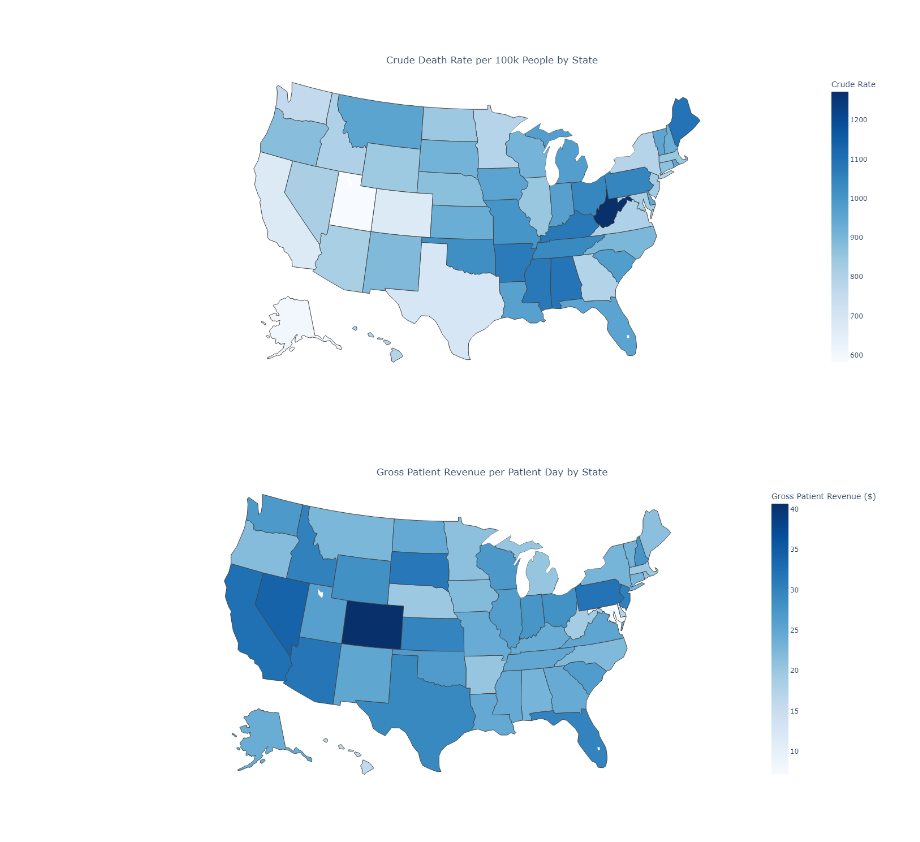
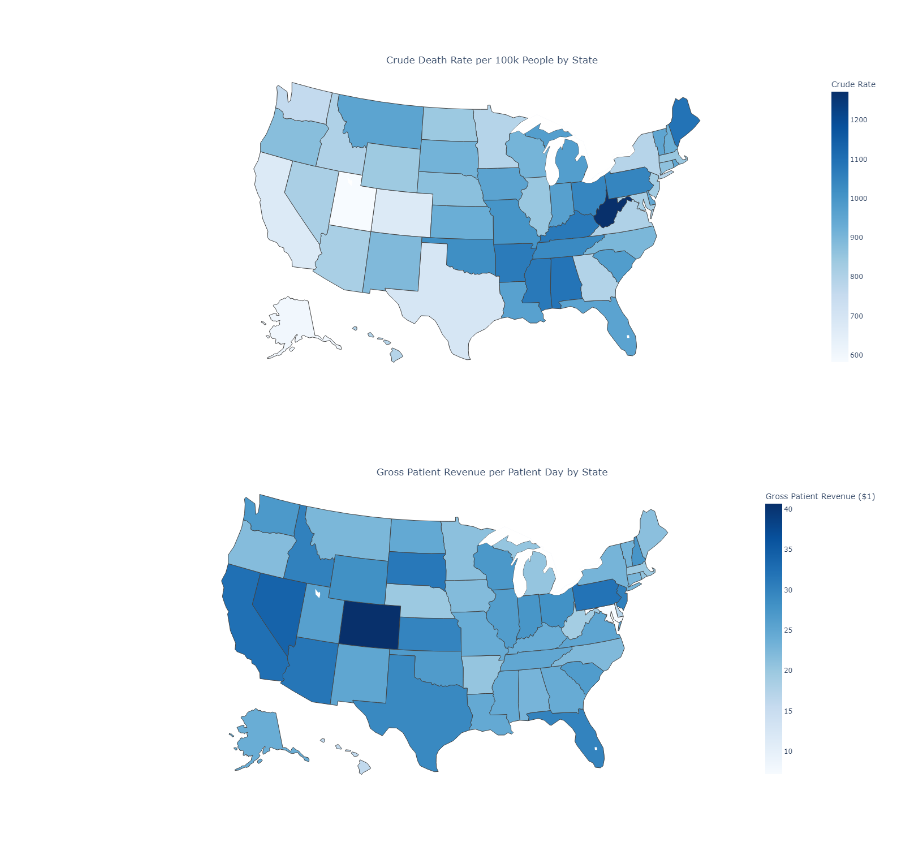
Before and after one commit to linseystokes17/healthcareCapstone, a Jupyter notebook: Notebooks/census_healthcare.ipynb, the cells around one changed output. Saved outputs shown, nothing was run; the diff lists cells and outputs as text; code cells hidden in the pictures.

```diff
--- a/Notebooks/census_healthcare.ipynb
+++ b/Notebooks/census_healthcare.ipynb
@@ -382,23 +387,23 @@ fig.write_image("mortality.png", height=700, width=1400)
 # %%
 fig = px.choropleth(hospitals_deaths,
     locations='Code',
     color='Revenue_per_Patient',
     color_continuous_scale='blues',
     locationmode="USA-states",
     hover_name='Code',
     scope='usa',
-    labels={'Code':'Code', 'Revenue_per_Patient':'Gross Patient Revenue ($)'},
+    labels={'Code':'Code', 'Revenue_per_Patient':'Gross Patient Revenue ($1)'},
     title = 'Gross Patient Revenue per Patient Day by State'
 )
 
 fig.update_layout(
     title={
         'y':0.9,
         'x':0.5,
         'xanchor': 'center',
         'yanchor': 'top'},
     width = 500)
 fig.show(renderer='png', height=700, width=1400)
 fig.write_image("revenue.png", height=700, width=1400)
 # %% [output]
-[figure, old version]
+[figure, new version]
```
Also changed, not shown: parts of 4 cells of this notebook, 3 other files.
